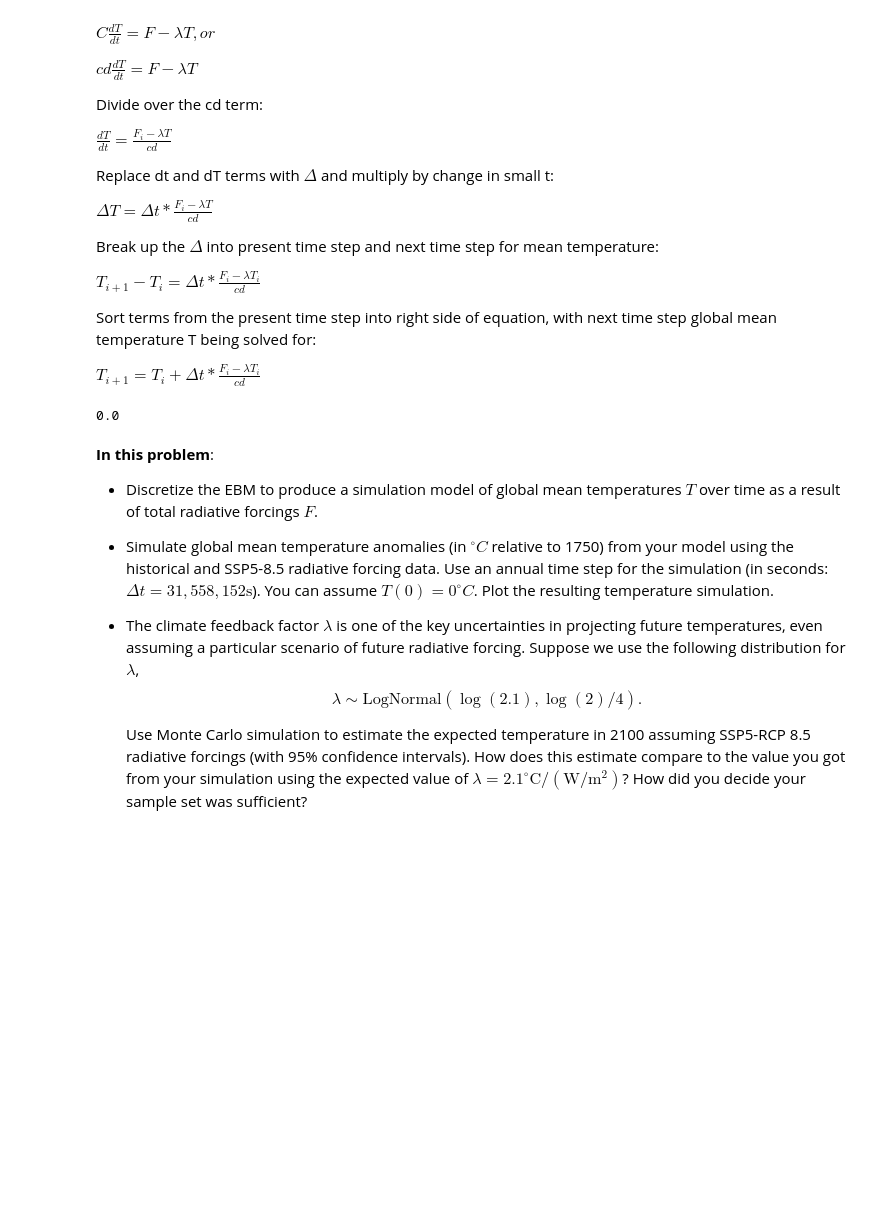
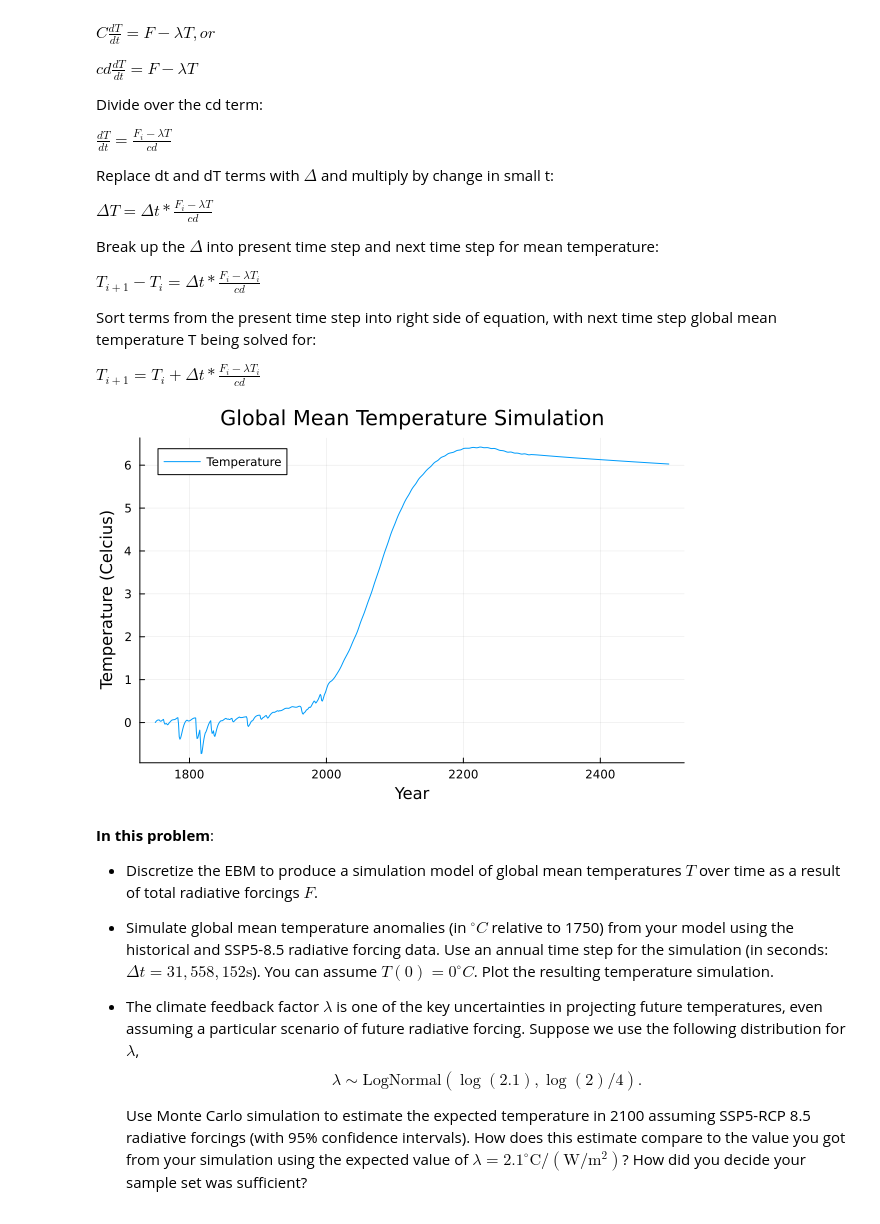
Before and after one commit to BEE4750-FA24/hw3-isamabay, a Jupyter notebook: hw03.ipynb, the cells around one changed output. Cells and saved outputs as stored; diff of their text form; code cells hidden in the pictures; blank space fills up the shorter version.

Commit message:
Fixed Plot!

```diff
--- a/hw03.ipynb
+++ b/hw03.ipynb
@@ -438,39 +438,33 @@ $ T_{i+1} - T_{i} = {\Delta t} * \frac{F_i - \lambda T_i}{cd} $
 Sort terms from the present time step into right side of equation, with next time step global mean temperature T being solved for:
 
 $ T_{i+1} = T_{i} + {\Delta t} * \frac{F_i - \lambda T_i}{cd} $
-# %%
-a = zeros(5)
-
-@show a[2]
-# %% [output]
-0.0
 # %%
 #Simulation Model
 
 #define variables
 c = 4.184 * 10^6 #J/K/m^2
 d = 86 #m
 lambda = 2.1 #C/(W/m^2)
 alpha = 0.8
 delta_t = 31558152
 
-function global_mean_temp(forcing_aerosol, forcing_non_aerosol, delta_t, c,d,lambda)
-    F = forcing_aerosol + alpha*forcing_non_aerosol #total radiative forcing
-    #@show length(F)
-    L = length(F)
+function global_mean_temp(forcing_aerosol, forcing_non_aerosol, delta_t, c,d,lambda, alpha, t)
+    F = forcing_aerosol*alpha + forcing_non_aerosol #total radiative forcing
+
+    L = length(t)
     T = zeros(L) #make sure T is in the same formatting type as F
     for i in 1:L-1
         T[i+1] = T[i] + delta_t * (F[i] - lambda * T[i])/(c*d)
-        #@show T
     end
+    return T
 end
 
 
-Temps = global_mean_temp(forcing_aerosol, forcing_non_aerosol, delta_t, c,d,lambda)
-@show t
-@show Temps
+Temps = global_mean_temp(forcing_aerosol, forcing_non_aerosol, delta_t, c,d,lambda, alpha, t)
 
-#plot(t, Temps, label="Temperature", xlabel="Year", ylabel="Temperature (Celcius)", show=true)
+plot(t, Temps, label="Temperature", xlabel="Year", ylabel="Temperature (Celcius)", title="Global Mean Temperature Simulation", show=true)
+# %% [output]
+[figure, added]
 # %% [markdown]
 **In this problem**:
 
```
Also changed, not shown: parts of 1 cell of this notebook.
